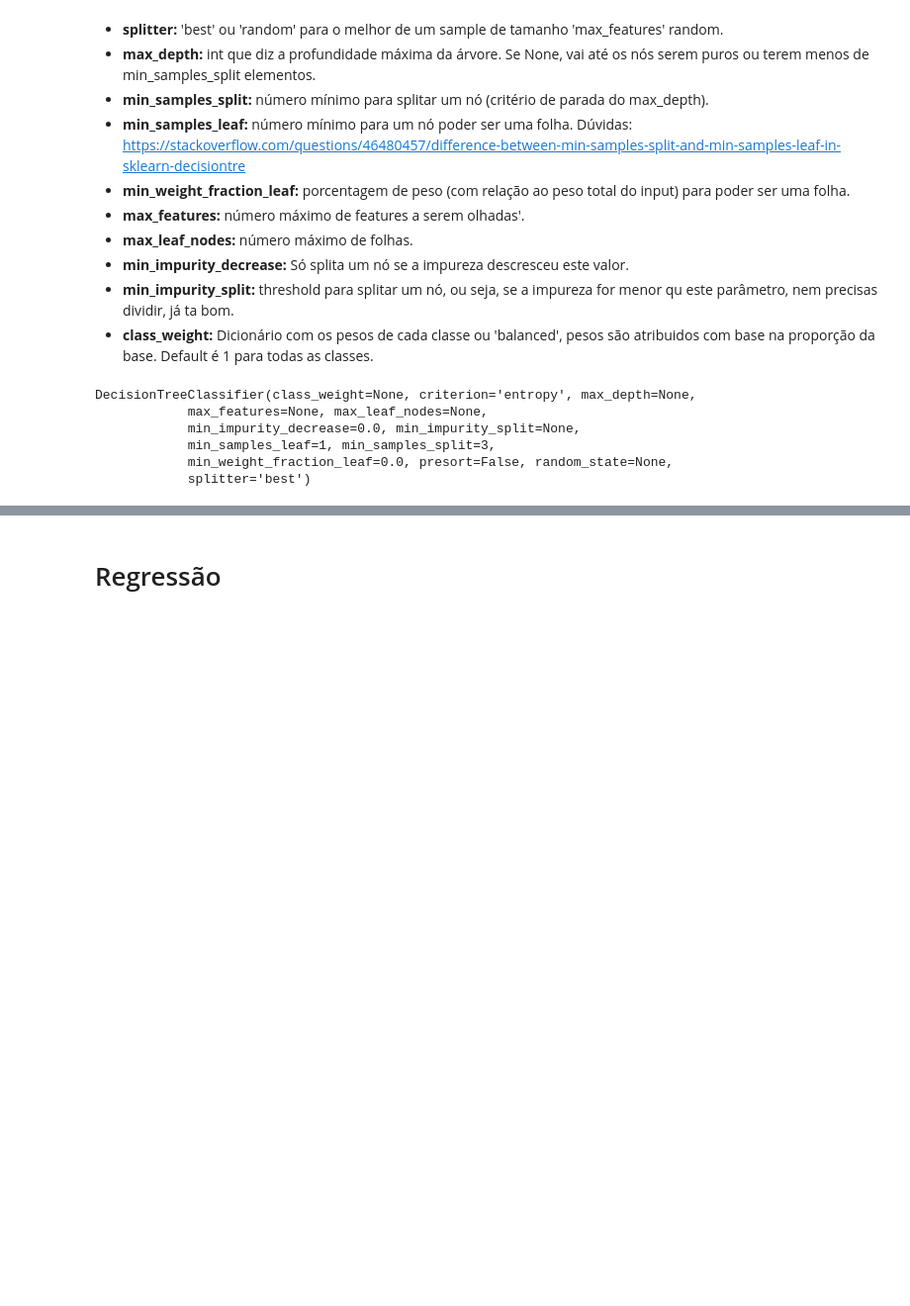
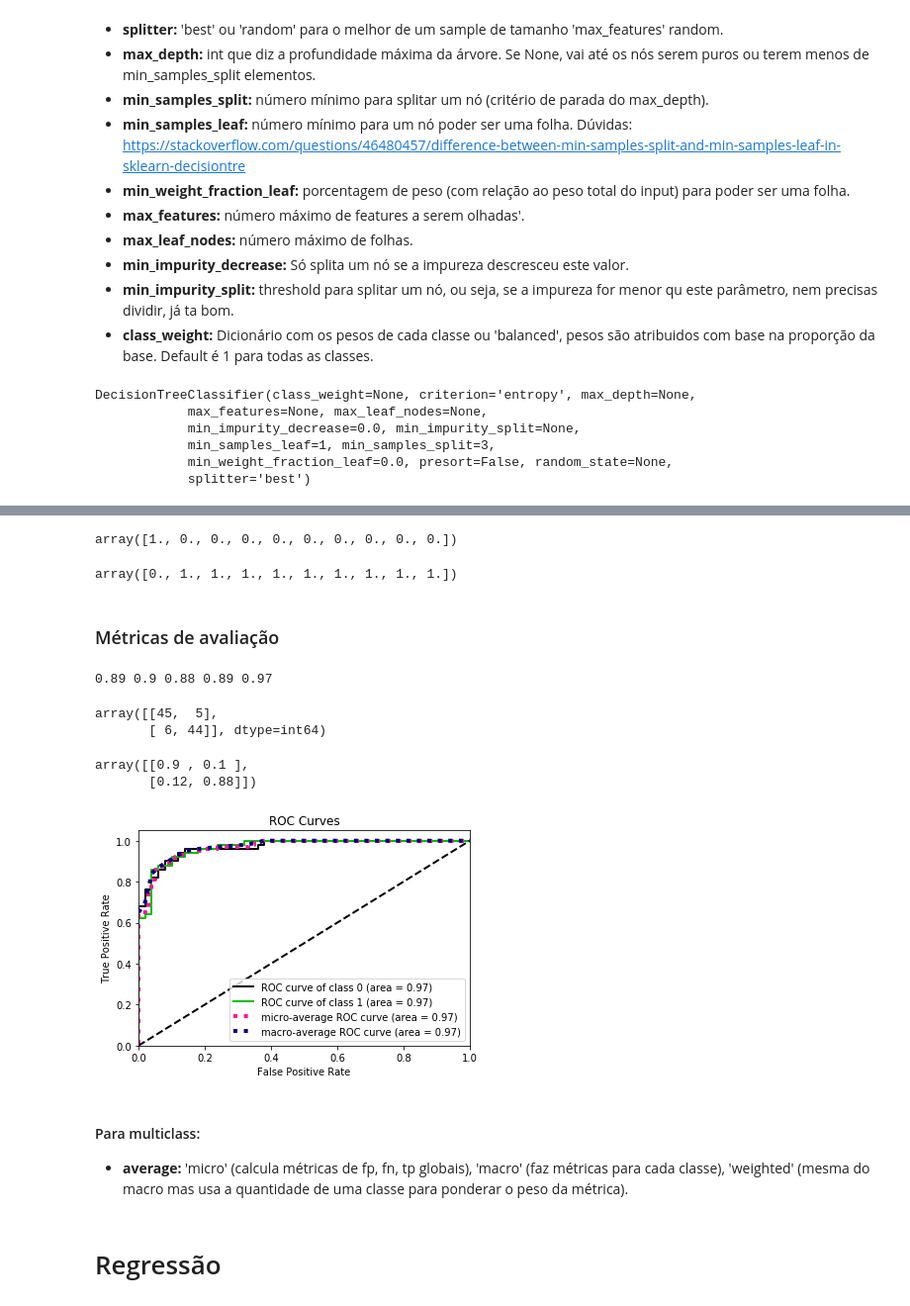
Before and after one commit to gutino/CD101, a Jupyter notebook: cd101.ipynb, the cells around one changed output, grey strips where cells are left out. Shown: that part at 99% size. Cells and saved outputs as stored; diff of their text form; code cells hidden in the pictures; blank space fills up the shorter version.

```diff
--- a/cd101.ipynb
+++ b/cd101.ipynb
@@ -249,0 +389,10 @@ from sklearn.ensemble import GradientBoostingClassifier
+# %%
+ada.estimator_weights_
+# %% [output]
+array([1., 0., 0., 0., 0., 0., 0., 0., 0., 0.])
+# %%
+ada.estimator_errors_
+# %% [output]
+array([0., 1., 1., 1., 1., 1., 1., 1., 1., 1.])
+# %% [markdown]
+### Métricas de avaliação
@@ -249,0 +402,45 @@ from sklearn.ensemble import GradientBoostingClassifier
+# %%
+from sklearn.datasets import make_classification
+
+X, y = make_classification()
+# %%
+model = LogisticRegression()
+model.fit(X, y)
+
+y_true  = y
+y_pred  = model.predict(X)
+y_score = model.predict_proba(X)
+# %%
+print(np.round(accuracy_score(y_true, y_pred, sample_weight=None), decimals=2),
+      np.round(precision_score(y_true, y_pred), decimals=2),
+      np.round(recall_score(y_true, y_pred), decimals=2),
+      np.round(f1_score(y_true, y_pred), decimals=2),
+      np.round(roc_auc_score(y_true, y_score[:,1]), decimals=2))
+# %% [output]
+0.89 0.9 0.88 0.89 0.97
+# %%
+cm = confusion_matrix(y_true, y_pred, sample_weight=None)
+normalized_cm = np.zeros(cm.shape)
+
+for row in range(len(cm)):
+    total = cm[row].sum()
+    for elem in range(len(cm[row])):
+        normalized_cm[row,elem] = float(cm[row,elem])/float(total)
+
+cm
+# %% [output]
+array([[45,  5],
+       [ 6, 44]], dtype=int64)
+# %%
+normalized_cm
+# %% [output]
+array([[0.9 , 0.1 ],
+       [0.12, 0.88]])
+# %%
+import scikitplot as skplt
+import matplotlib.pyplot as plt
+
+skplt.metrics.plot_roc_curve(y_true, y_score)
+plt.show()
+# %% [output]
+[figure, added]
@@ -250,3 +449,7 @@ from sklearn.ensemble import GradientBoostingClassifier
+# %% [markdown]
+#### Para multiclass:
+
+- **average:** 'micro' (calcula métricas de fp, fn, tp globais), 'macro' (faz métricas para cada classe), 'weighted' (mesma do macro mas usa a quantidade de uma classe para ponderar o peso da métrica).
 # %% [markdown]
 # Regressão
 # %%
```
Also changed, not shown: parts of 58 cells of this notebook, 2 other files.
